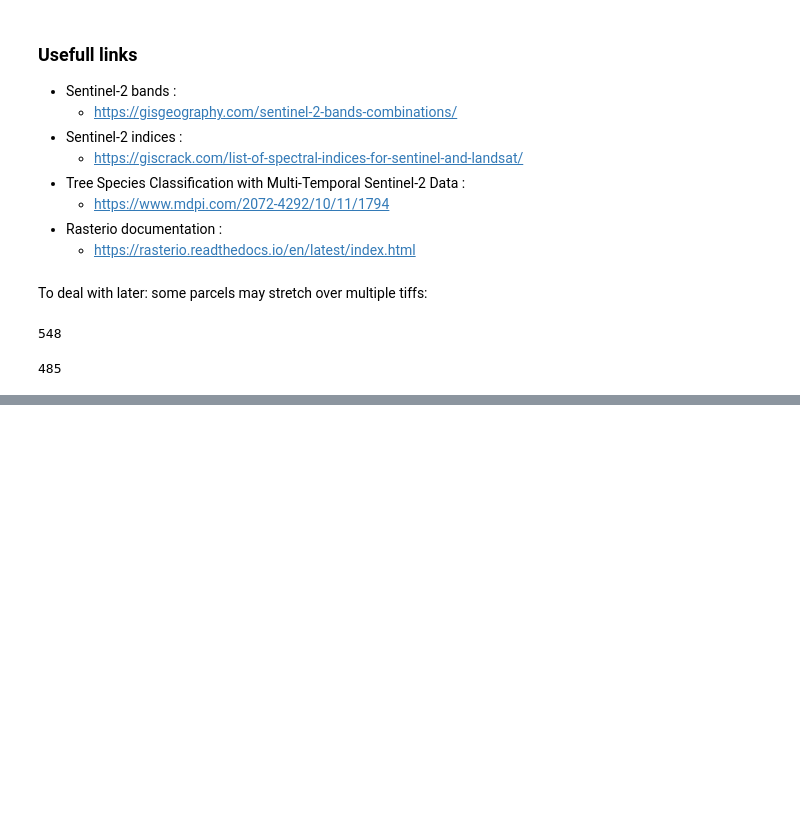
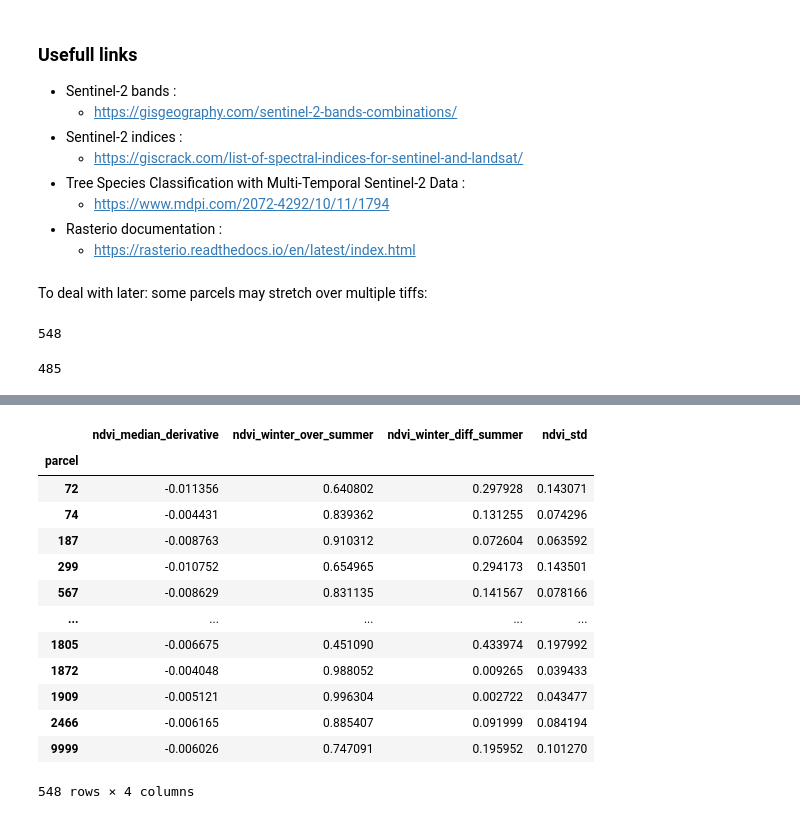
Before and after one commit to GarnierAdrian/MVA-rs-project, a Jupyter notebook: helper.ipynb, the cells around one changed output, grey strips where cells are left out. Drawn from its saved outputs; the diff is of its cells as text; code cells hidden in the pictures; blank space fills up the shorter version.

Commit message:
add initial feature extraction

```diff
--- a/helper.ipynb
+++ b/helper.ipynb
@@ -267,0 +281,40 @@ species_dict, deciduous_evergreen_dict = classes(
+# %%
+def winter_diff_summer(df):
+
+  winter = df.loc[[m in (12,1,2) for m in pd.DatetimeIndex(index_df.index).month]].mean()
+  summer = df.loc[[m in  (6,7,8) for m in pd.DatetimeIndex(index_df.index).month]].mean()
+
+  return summer - winter
+# %%
+def median_derivative(df):
+  return df.diff().median()
+# %%
+def feature_extraction(df, feature_list):
+  X = pd.concat([fun(df[index]) for (fun, index) in feature_list], axis=1)
+  X.columns = [index + '_' + fun.__name__ for (fun, index) in feature_list]
+  return X
+# %%
+# list of (function, index) tuples
+features = [
+    (median_derivative, 'ndvi'),
+    (winter_over_summer, 'ndvi'),
+    (winter_diff_summer, 'ndvi'),
+    (np.std, 'ndvi'),
+]
+# %%
+feature_extraction(index_df, features)
+# %% [output]
+|  | ndvi_median_derivative | ndvi_winter_over_summer | ndvi_winter_diff_summer | ndvi_std |
+| parcel |  |  |  |  |
+| 72 | -0.011356 | 0.640802 | 0.297928 | 0.143071 |
+| 74 | -0.004431 | 0.839362 | 0.131255 | 0.074296 |
+| 187 | -0.008763 | 0.910312 | 0.072604 | 0.063592 |
+| 299 | -0.010752 | 0.654965 | 0.294173 | 0.143501 |
+| 567 | -0.008629 | 0.831135 | 0.141567 | 0.078166 |
+| ... | ... | ... | ... | ... |
+| 1805 | -0.006675 | 0.451090 | 0.433974 | 0.197992 |
+| 1872 | -0.004048 | 0.988052 | 0.009265 | 0.039433 |
+| 1909 | -0.005121 | 0.996304 | 0.002722 | 0.043477 |
+| 2466 | -0.006165 | 0.885407 | 0.091999 | 0.084194 |
+| 9999 | -0.006026 | 0.747091 | 0.195952 | 0.101270 |
+548 rows × 4 columns
```
Also changed, not shown: parts of 7 cells of this notebook.
